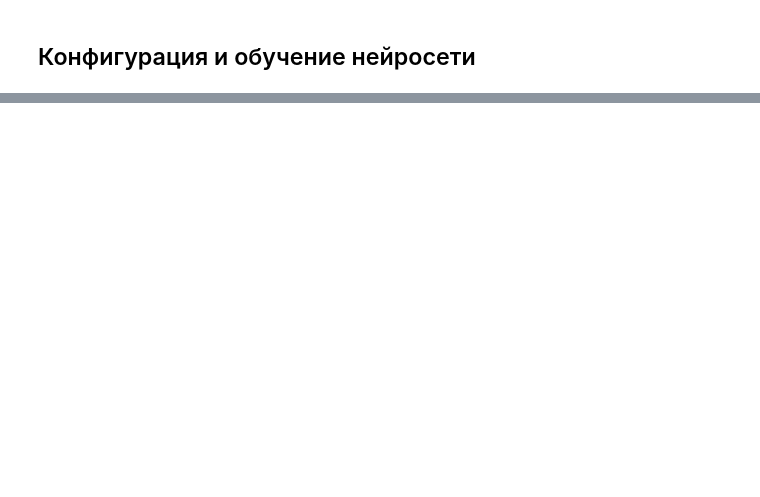
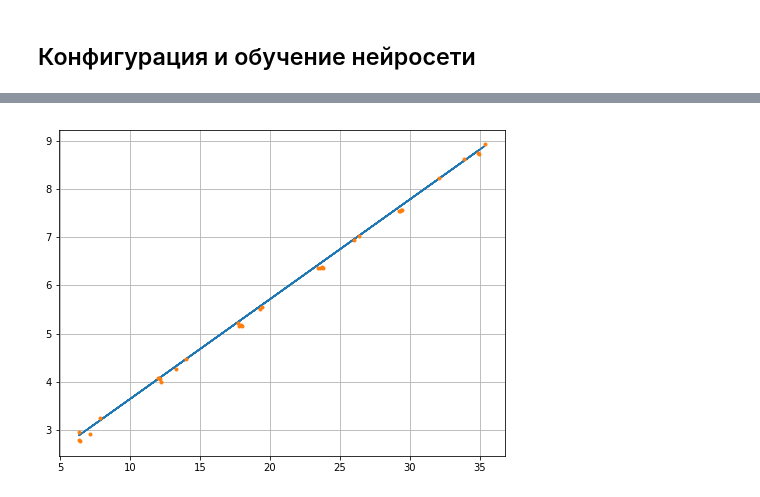
Before and after one commit to ateplovoz/ANN, a Jupyter notebook: ANN_vector_GitVersion.ipynb, the cells around one changed output, grey strips where cells are left out. Drawn from its saved outputs; the diff is of its cells as text; code cells hidden in the pictures; blank space fills up the shorter version.

```diff
--- a/ANN_vector_GitVersion.ipynb
+++ b/ANN_vector_GitVersion.ipynb
@@ -103,0 +114,8 @@ plt.show()
+# %%
+plt.figure(figsize=(8,6))
+plt.plot(n, ann_gv)
+plt.plot(n, gv, '.')
+plt.grid()
+plt.show()
+# %% [output]
+[figure, added]
```
Also changed, not shown: parts of 16 cells of this notebook, 2 other files.
